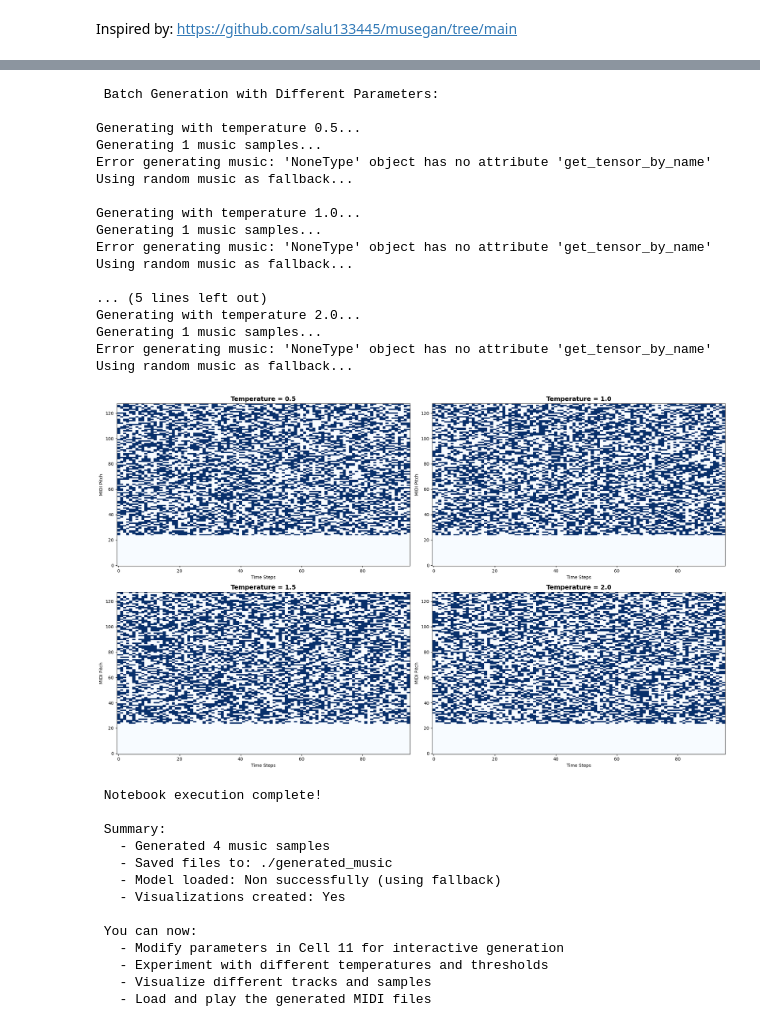
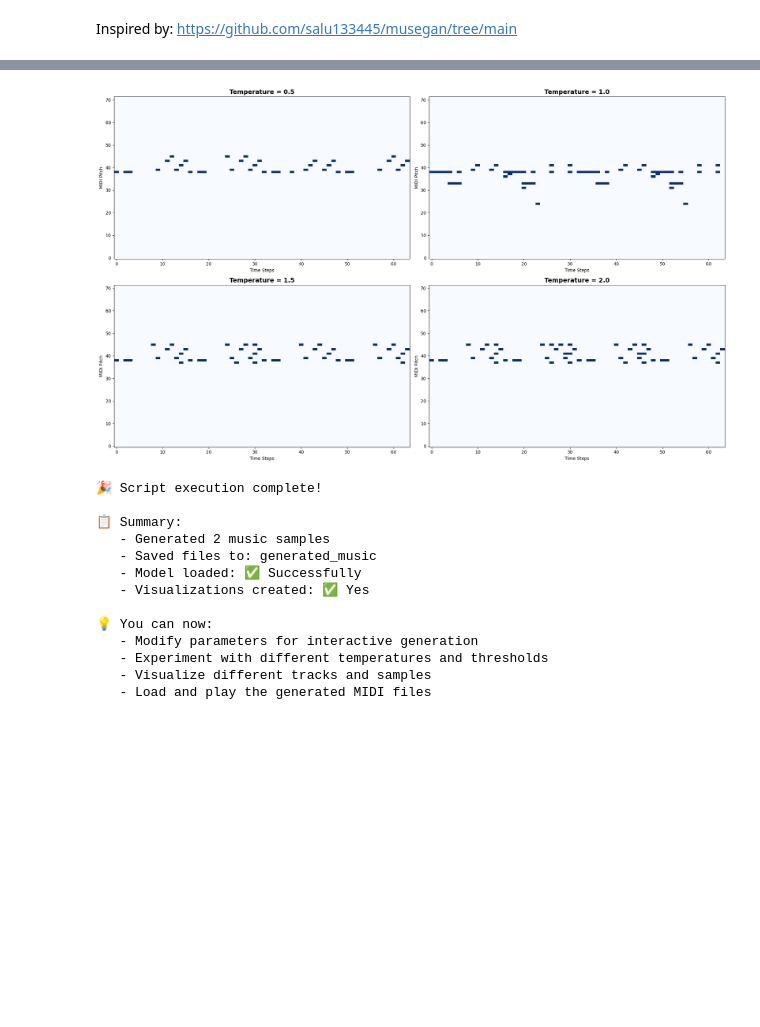
Before and after one commit to developsomethingcool/DL_music_MouseGAN, a Jupyter notebook: run_pretrained.ipynb, the cells around one changed output, grey strips where cells are left out. Cells and saved outputs as stored; diff of their text form; code cells hidden in the pictures; blank space fills up the shorter version.

```diff
--- a/run_pretrained.ipynb
+++ b/run_pretrained.ipynb
@@ -342,72 +514,43 @@ Using random music as fallback...
 # %%
-print(" Batch Generation with Different Parameters:")
-
-# Generate multiple versions with different temperatures
-temperatures = [0.5, 1.0, 1.5, 2.0]
-batch_results = {}
-
-for temp in temperatures:
-    print(f"\nGenerating with temperature {temp}...")
-    music = generator.generate_music(n_samples=1, temperature=temp)
-    processed = generator.postprocess_music(music, threshold=0.5)
-    batch_results[temp] = processed
-
 # Visualize comparison
 fig, axes = plt.subplots(2, 2, figsize=(20, 12))
 axes = axes.flatten()
 
 for i, temp in enumerate(temperatures):
-    pianoroll = generator.music_to_pianoroll(batch_results[temp][0], track_idx=1)
+    pianoroll = generator.music_to_pianoroll(batch_results[temp], track_idx=1)
 
     im = axes[i].imshow(pianoroll.T, aspect='auto', origin='lower',
                        cmap='Blues', interpolation='nearest')
     axes[i].set_title(f'Temperature = {temp}', fontsize=14, fontweight='bold')
     axes[i].set_xlabel('Time Steps')
     axes[i].set_ylabel('MIDI Pitch')
 
 plt.tight_layout()
 plt.show()
 
-print(" Notebook execution complete!")
-print("\n Summary:")
+print("\n🎉 Script execution complete!")
+print("\n📋 Summary:")
 print(f"   - Generated {N_SAMPLES} music samples")
 print(f"   - Saved files to: {OUTPUT_DIR}")
-print(f"   - Model loaded: {'Successfully' if model_loaded else 'Non successfully (using fallback)'}")
-print(f"   - Visualizations created: Yes")
-print("\n You can now:")
-print("   - Modify parameters in Cell 11 for interactive generation")
+print(f"   - Model loaded: {'✅ Successfully' if model_loaded else '❌ Failed'}")
+print(f"   - Visualizations created: ✅ Yes")
+print("\n💡 You can now:")
+print("   - Modify parameters for interactive generation")
 print("   - Experiment with different temperatures and thresholds")
 print("   - Visualize different tracks and samples")
 print("   - Load and play the generated MIDI files")
 # %% [output]
+[figure, new version]
- Batch Generation with Different Parameters:
+🎉 Script execution complete!
 
-Generating with temperature 0.5...
-Generating 1 music samples...
-Error generating music: 'NoneType' object has no attribute 'get_tensor_by_name'
-Using random music as fallback...
+📋 Summary:
+   - Generated 2 music samples
+   - Saved files to: generated_music
+   - Model loaded: ✅ Successfully
+   - Visualizations created: ✅ Yes
 
-Generating with temperature 1.0...
-Generating 1 music samples...
-Error generating music: 'NoneType' object has no attribute 'get_tensor_by_name'
-Using random music as fallback...
-
-... (5 lines left out)
-Generating with temperature 2.0...
-Generating 1 music samples...
-Error generating music: 'NoneType' object has no attribute 'get_tensor_by_name'
-Using random music as fallback...
+💡 You can now:
+   - Modify parameters for interactive generation
+   - Experiment with different temperatures and thresholds
+   - Visualize different tracks and samples
+   - Load and play the generated MIDI files
-[figure, old version]
- Notebook execution complete!
-
- Summary:
-   - Generated 4 music samples
-   - Saved files to: ./generated_music
-   - Model loaded: Non successfully (using fallback)
-   - Visualizations created: Yes
-
- You can now:
-   - Modify parameters in Cell 11 for interactive generation
-   - Experiment with different temperatures and thresholds
-   - Visualize different tracks and samples
-   - Load and play the generated MIDI files
```
Also changed, not shown: parts of 17 cells of this notebook, 9 other files.
